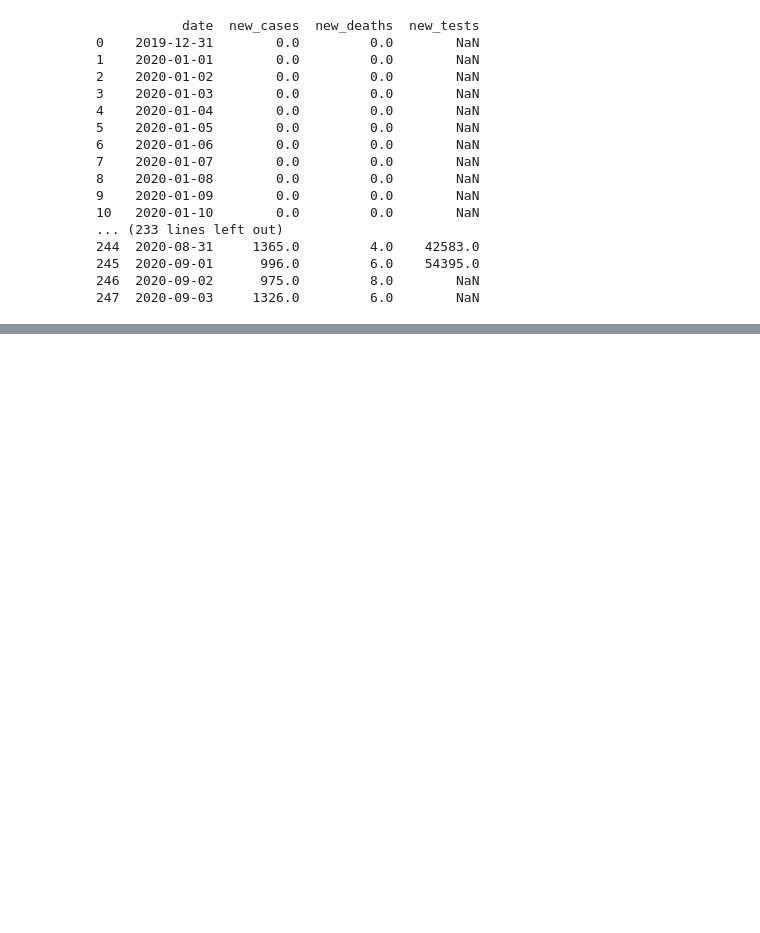
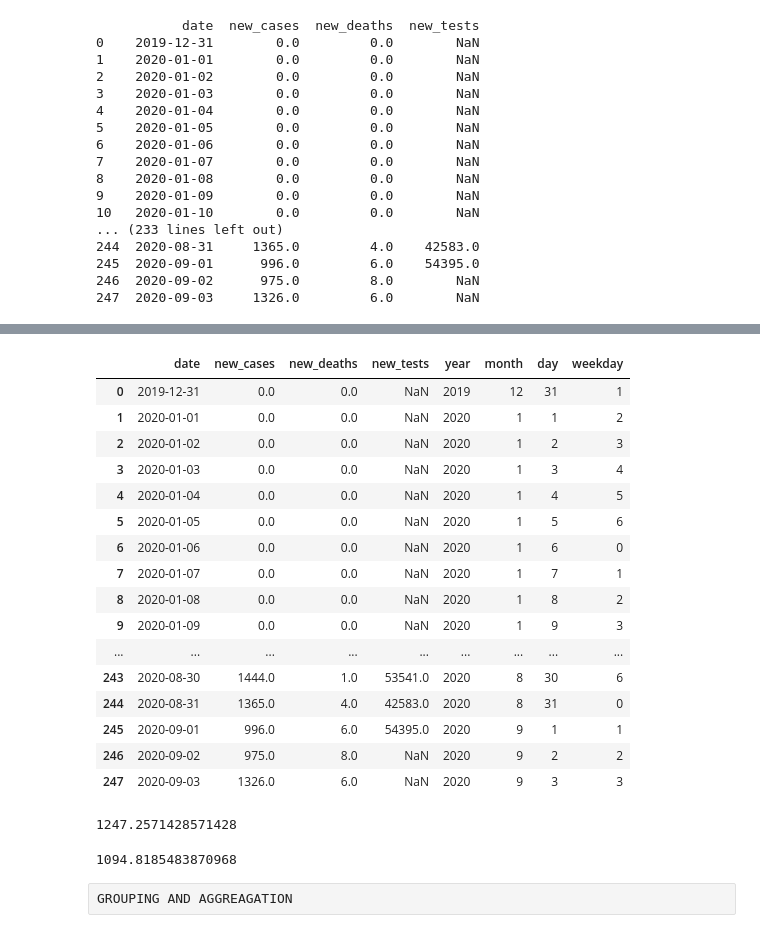
Before and after one commit to root459/DATAanalysis, a Jupyter notebook: pandas.ipynb, the cells around one changed output, grey strips where cells are left out. Saved outputs shown, nothing was run; the diff lists cells and outputs as text; code cells hidden in the pictures; blank space fills up the shorter version.

Commit message:
aggreagation added and date added

```diff
--- a/pandas.ipynb
+++ b/pandas.ipynb
@@ -98,0 +140,7 @@ print(covid)
+# %%
+#removing -ve value from data at row 172
+covid.loc[172,'new_cases']=(covid.loc[171,'new_cases']+covid.loc[173,'new_cases'])/2
+covid.iloc[170:185]
+
+covid.corr()
+#https://www.youtube.com/watch?v=GPVsHOlRBBI
@@ -98,0 +154,4 @@ print(covid)
+# %%
+covid.date#its dtype is object so convert to datetime
+covid.date=pd.to_datetime(covid.date)
+print(covid.date)#now its dtype is datetime
@@ -98,0 +176,34 @@ print(covid)
+# %%
+covid['year']=pd.DatetimeIndex(covid.date).year
+covid['month']=pd.DatetimeIndex(covid.date).month
+covid['day']=pd.DatetimeIndex(covid.date).day
+covid['weekday']=pd.DatetimeIndex(covid.date).weekday
+covid
+# %% [output]
+|  | date | new_cases | new_deaths | new_tests | year | month | day | weekday |
+| 0 | 2019-12-31 | 0.0 | 0.0 | NaN | 2019 | 12 | 31 | 1 |
+| 1 | 2020-01-01 | 0.0 | 0.0 | NaN | 2020 | 1 | 1 | 2 |
+| 2 | 2020-01-02 | 0.0 | 0.0 | NaN | 2020 | 1 | 2 | 3 |
+| 3 | 2020-01-03 | 0.0 | 0.0 | NaN | 2020 | 1 | 3 | 4 |
+| 4 | 2020-01-04 | 0.0 | 0.0 | NaN | 2020 | 1 | 4 | 5 |
+| 5 | 2020-01-05 | 0.0 | 0.0 | NaN | 2020 | 1 | 5 | 6 |
+| 6 | 2020-01-06 | 0.0 | 0.0 | NaN | 2020 | 1 | 6 | 0 |
+| 7 | 2020-01-07 | 0.0 | 0.0 | NaN | 2020 | 1 | 7 | 1 |
+| 8 | 2020-01-08 | 0.0 | 0.0 | NaN | 2020 | 1 | 8 | 2 |
+| 9 | 2020-01-09 | 0.0 | 0.0 | NaN | 2020 | 1 | 9 | 3 |
+| ... | ... | ... | ... | ... | ... | ... | ... | ... |
+| 243 | 2020-08-30 | 1444.0 | 1.0 | 53541.0 | 2020 | 8 | 30 | 6 |
+| 244 | 2020-08-31 | 1365.0 | 4.0 | 42583.0 | 2020 | 8 | 31 | 0 |
+| 245 | 2020-09-01 | 996.0 | 6.0 | 54395.0 | 2020 | 9 | 1 | 1 |
+| 246 | 2020-09-02 | 975.0 | 8.0 | NaN | 2020 | 9 | 2 | 2 |
+| 247 | 2020-09-03 | 1326.0 | 6.0 | NaN | 2020 | 9 | 3 | 3 |
+# %%
+may=covid[covid.month == 5]
+may.iloc[:,[1,2,3]].sum()#getting sum of deaths cases and new tests in month of may
+print(covid.loc[covid.weekday==6].new_cases.mean())#new cases on sunday mean
+covid.new_cases.mean()#new cases mean
+# %% [output]
+1247.2571428571428
+1094.8185483870968
+# %% [raw]
+GROUPING AND AGGREAGATION
```
Also changed, not shown: parts of 7 cells of this notebook.
